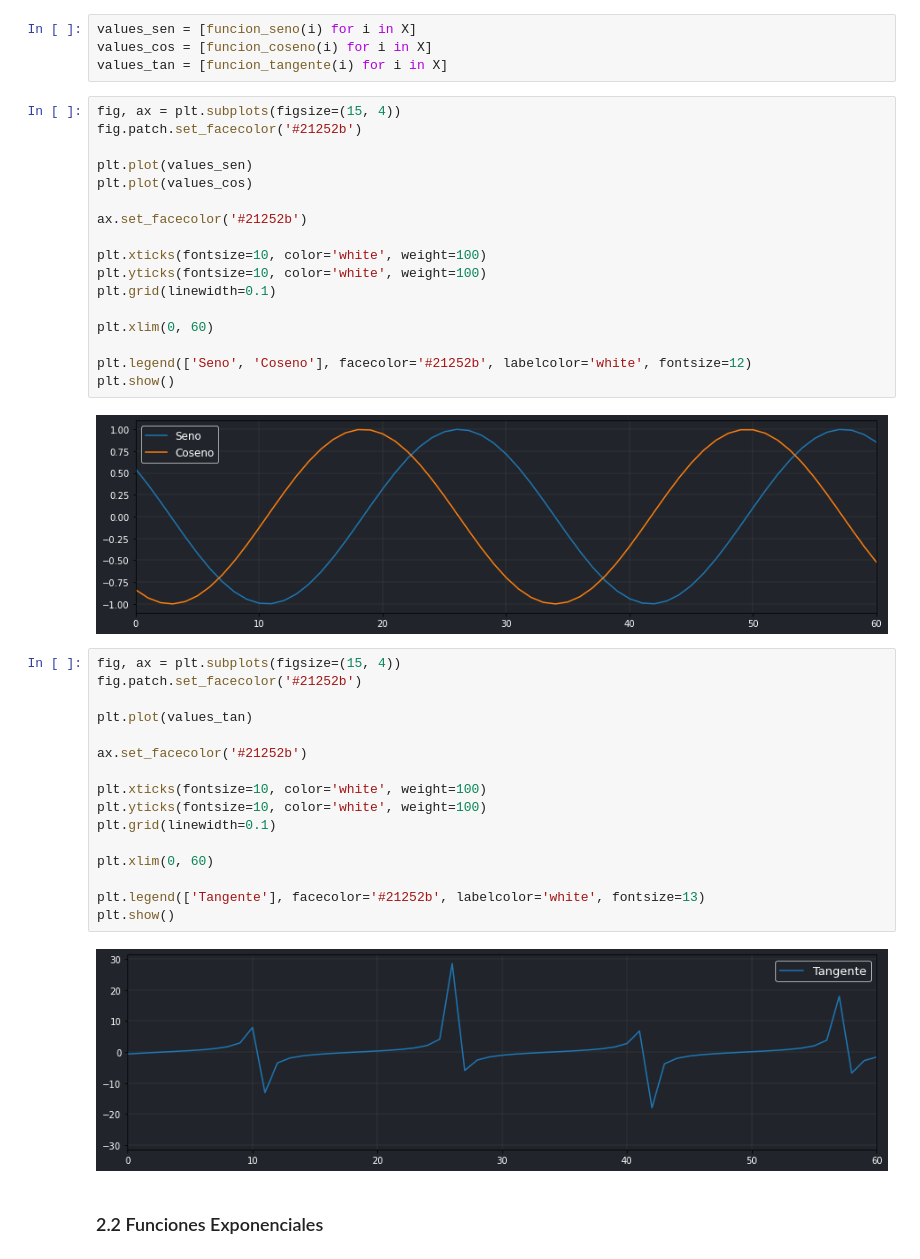
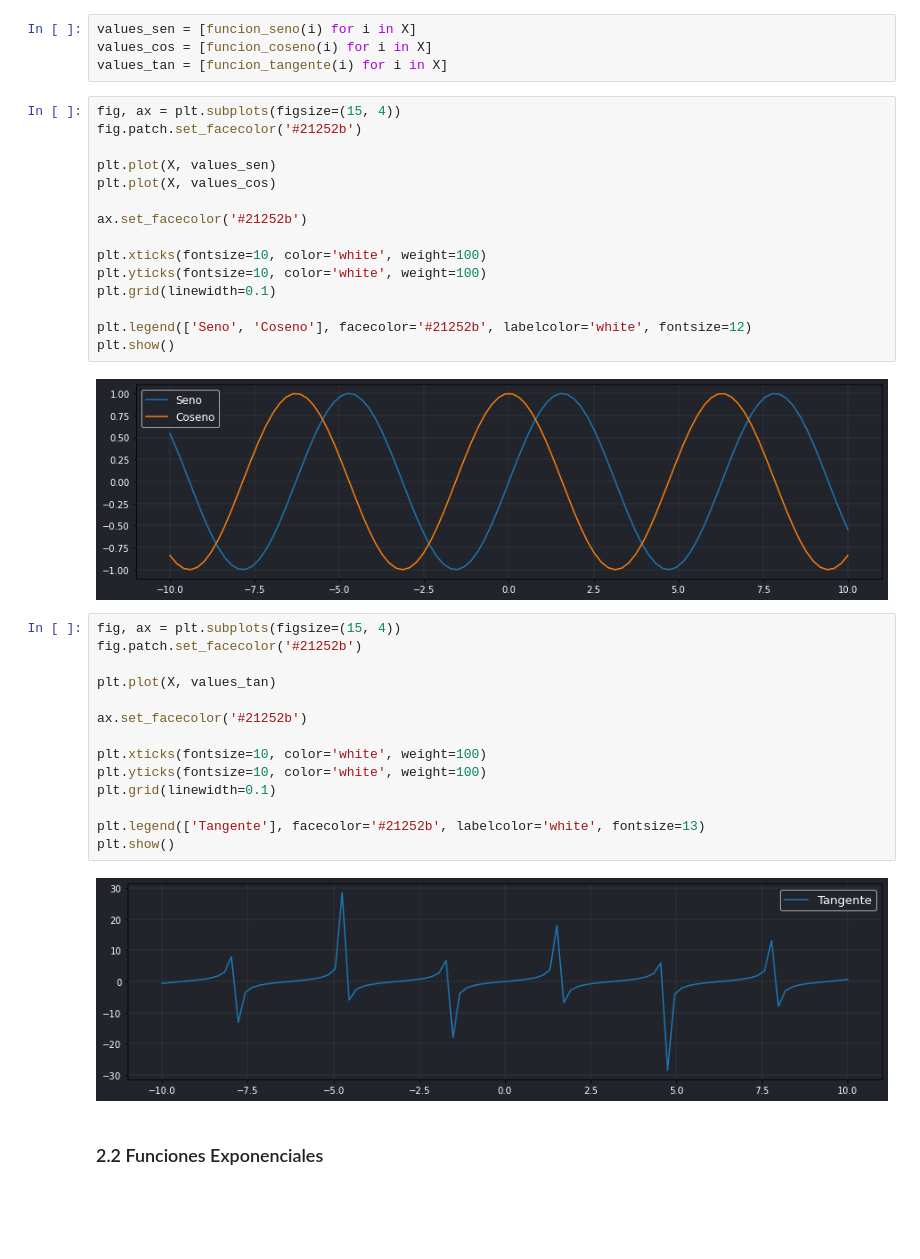
Before and after one commit to JuanFeA98/Estadistica_Probabilidad, a Jupyter notebook: Funciones_Matematicas/Funciones.ipynb, the cells around one changed output. Saved outputs shown, nothing was run; the diff lists cells and outputs as text; blank space fills up the shorter version.

```diff
--- a/Funciones_Matematicas/Funciones.ipynb
+++ b/Funciones_Matematicas/Funciones.ipynb
@@ -80,27 +77,25 @@ values_tan = [funcion_tangente(i) for i in X]
 # %%
 fig, ax = plt.subplots(figsize=(15, 4))
 fig.patch.set_facecolor('#21252b')
 
-plt.plot(values_sen)
-plt.plot(values_cos)
+plt.plot(X, values_sen)
+plt.plot(X, values_cos)
 
 ax.set_facecolor('#21252b')
 
 plt.xticks(fontsize=10, color='white', weight=100)
 plt.yticks(fontsize=10, color='white', weight=100)
 plt.grid(linewidth=0.1)
 
-plt.xlim(0, 60)
-
 plt.legend(['Seno', 'Coseno'], facecolor='#21252b', labelcolor='white', fontsize=12)
 plt.show()
 # %% [output]
-[figure, old version]
+[figure, new version]
 # %%
 fig, ax = plt.subplots(figsize=(15, 4))
 fig.patch.set_facecolor('#21252b')
 
-plt.plot(values_tan)
+plt.plot(X, values_tan)
 
 ax.set_facecolor('#21252b')
 
@@ -108,12 +103,10 @@ plt.xticks(fontsize=10, color='white', weight=100)
 plt.yticks(fontsize=10, color='white', weight=100)
 plt.grid(linewidth=0.1)
 
-plt.xlim(0, 60)
-
 plt.legend(['Tangente'], facecolor='#21252b', labelcolor='white', fontsize=13)
 plt.show()
 # %% [output]
-[figure, old version]
+[figure, new version]
 # %% [markdown]
 ### 2.2 Funciones Exponenciales
 # %%
```
Also changed, not shown: parts of 16 cells of this notebook.
